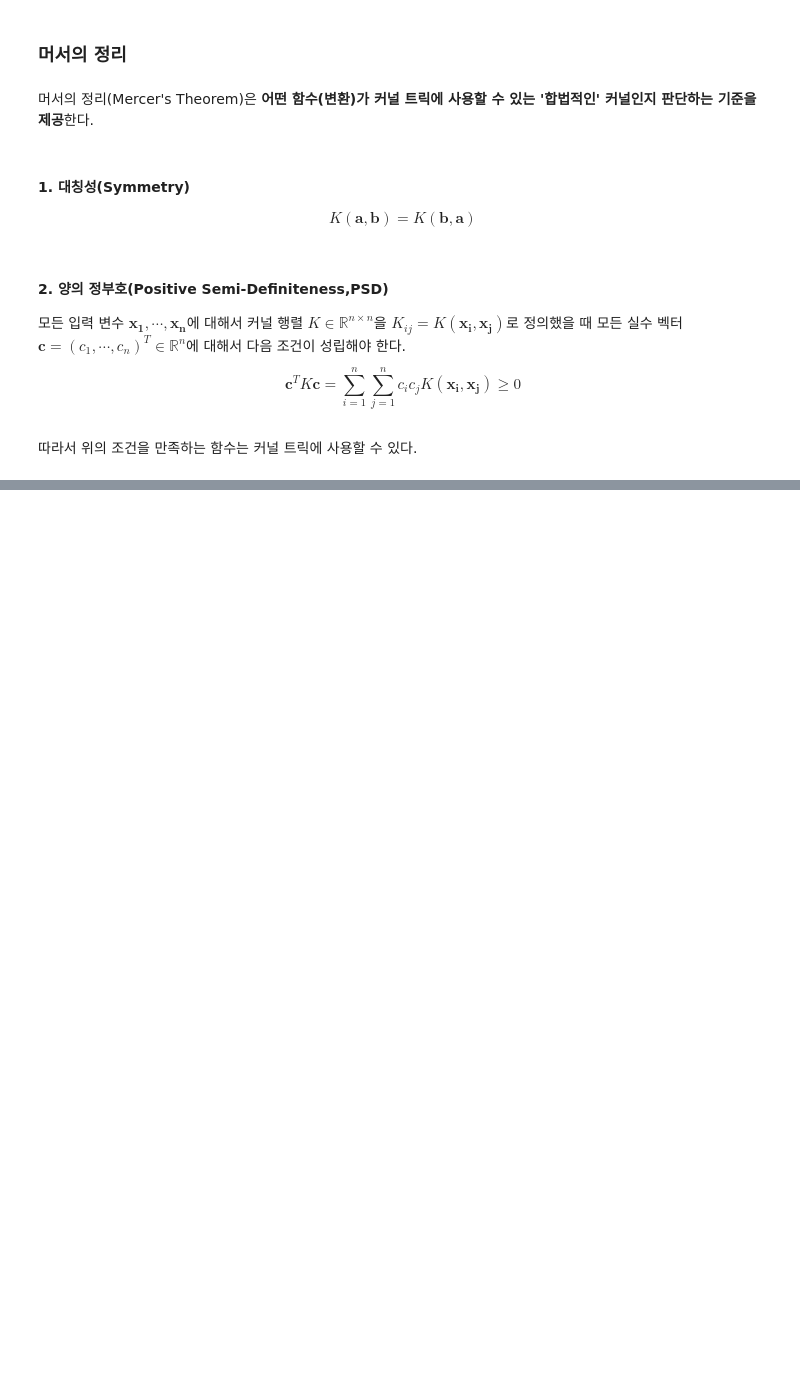
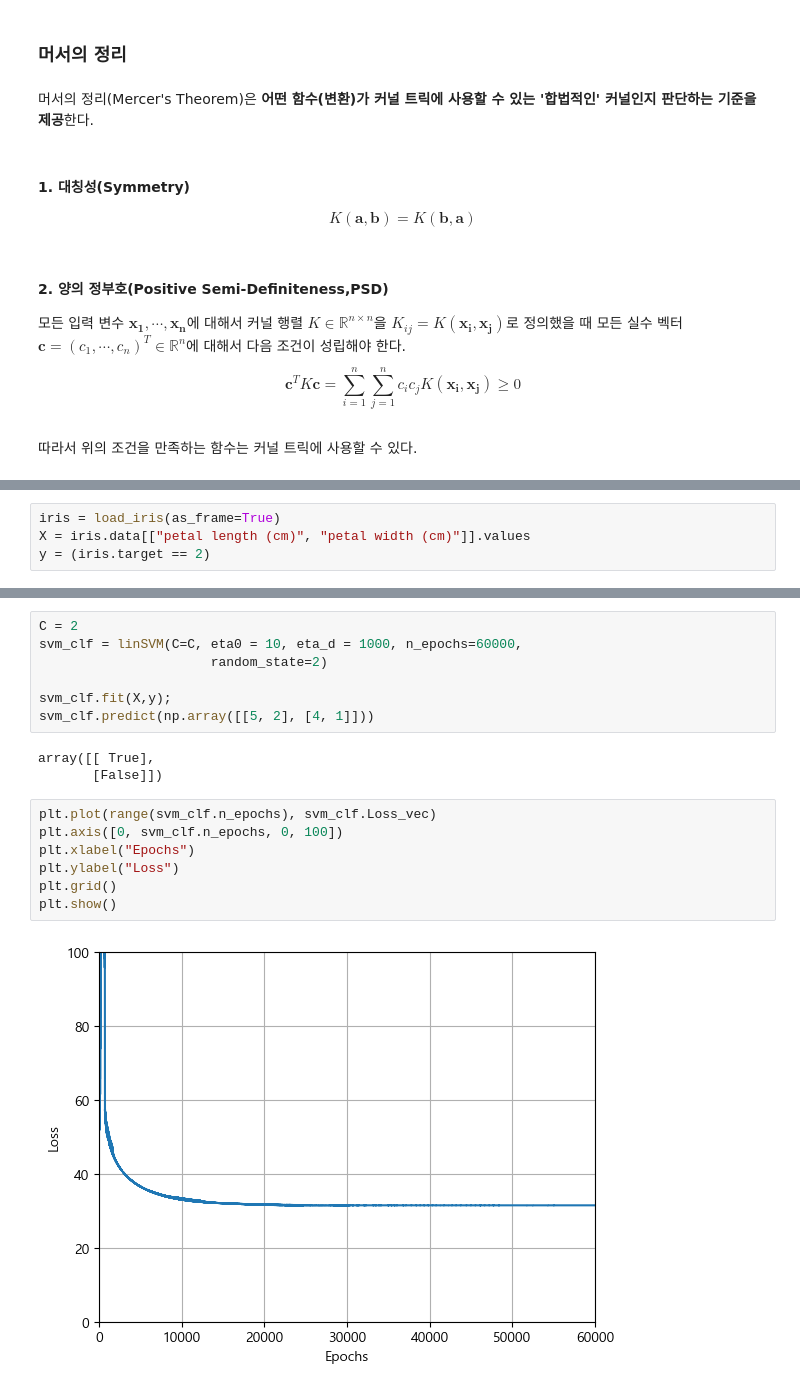
Before and after one commit to csw0625/Python_ML, a Jupyter notebook: Ch05.Support_Vector_Machine.ipynb, the cells around one changed output, grey strips where cells are left out. Cells and saved outputs as stored; diff of their text form; blank space fills up the shorter version.

```diff
--- a/Ch05.Support_Vector_Machine.ipynb
+++ b/Ch05.Support_Vector_Machine.ipynb
@@ -573,0 +578,4 @@ $$
+# %%
+iris = load_iris(as_frame=True)
+X = iris.data[["petal length (cm)", "petal width (cm)"]].values
+y = (iris.target == 2)
@@ -573,0 +635,19 @@ $$
+# %%
+C = 2
+svm_clf = linSVM(C=C, eta0 = 10, eta_d = 1000, n_epochs=60000,
+                      random_state=2)
+
+svm_clf.fit(X,y);
+svm_clf.predict(np.array([[5, 2], [4, 1]]))
+# %% [output]
+array([[ True],
+       [False]])
+# %%
+plt.plot(range(svm_clf.n_epochs), svm_clf.Loss_vec)
+plt.axis([0, svm_clf.n_epochs, 0, 100])
+plt.xlabel("Epochs")
+plt.ylabel("Loss")
+plt.grid()
+plt.show()
+# %% [output]
+[figure, added]
```
Also changed, not shown: parts of 4 cells of this notebook, 1 other file.
